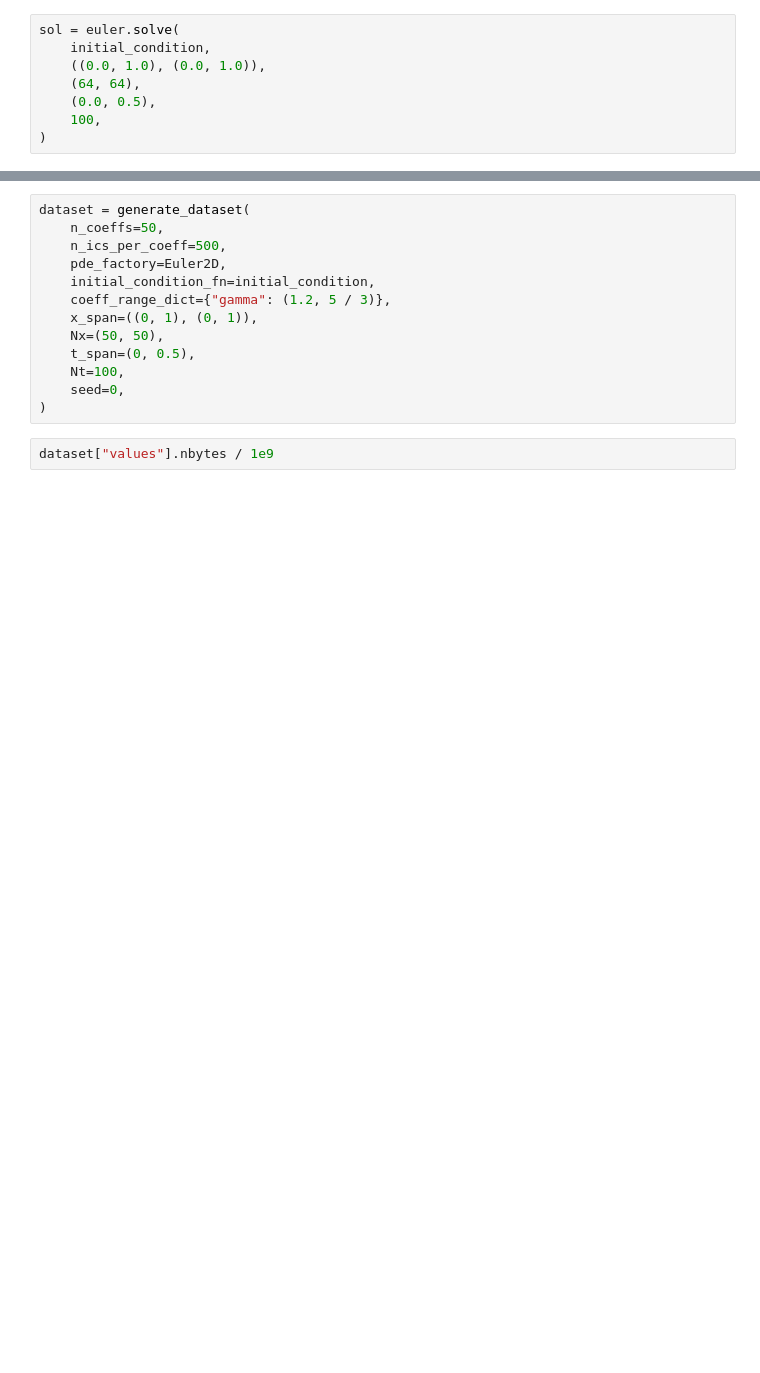
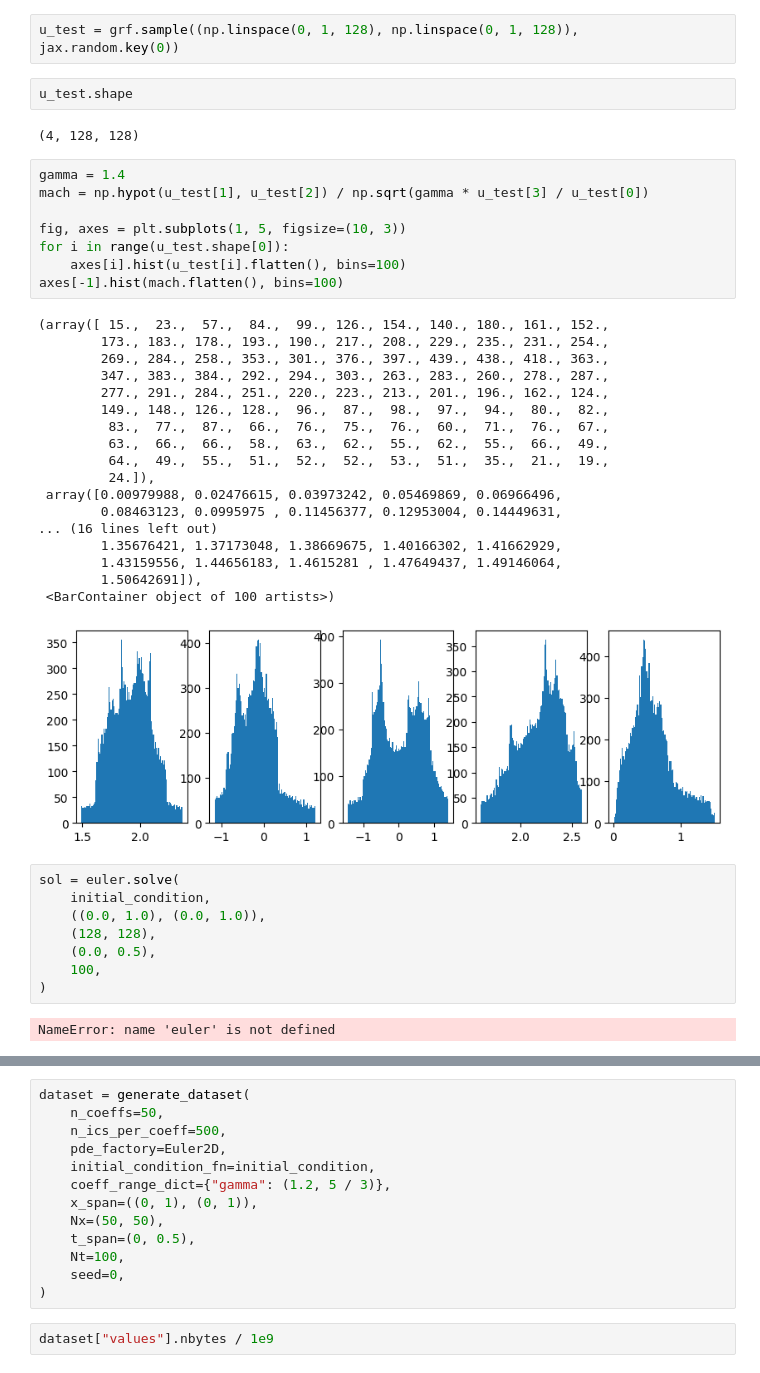
Before and after one commit to Jhko725/CONTEXT_FLUX_NO, a Jupyter notebook: notebooks/data_generation/euler_2D.ipynb, the cells around one changed output, grey strips where cells are left out. Saved outputs shown, nothing was run; the diff lists cells and outputs as text; blank space fills up the shorter version.

```diff
--- a/notebooks/data_generation/euler_2D.ipynb
+++ b/notebooks/data_generation/euler_2D.ipynb
@@ -140,11 +85,46 @@ def initial_condition(xs, key=jax.random.key(0)):
+# %%
+u_test = grf.sample((np.linspace(0, 1, 128), np.linspace(0, 1, 128)), jax.random.key(0))
+# %%
+u_test.shape
+# %% [output]
+(4, 128, 128)
+# %%
+gamma = 1.4
+mach = np.hypot(u_test[1], u_test[2]) / np.sqrt(gamma * u_test[3] / u_test[0])
+
+fig, axes = plt.subplots(1, 5, figsize=(10, 3))
+for i in range(u_test.shape[0]):
+    axes[i].hist(u_test[i].flatten(), bins=100)
+axes[-1].hist(mach.flatten(), bins=100)
+# %% [output]
+(array([ 15.,  23.,  57.,  84.,  99., 126., 154., 140., 180., 161., 152.,
+        173., 183., 178., 193., 190., 217., 208., 229., 235., 231., 254.,
+        269., 284., 258., 353., 301., 376., 397., 439., 438., 418., 363.,
+        347., 383., 384., 292., 294., 303., 263., 283., 260., 278., 287.,
+        277., 291., 284., 251., 220., 223., 213., 201., 196., 162., 124.,
+        149., 148., 126., 128.,  96.,  87.,  98.,  97.,  94.,  80.,  82.,
+         83.,  77.,  87.,  66.,  76.,  75.,  76.,  60.,  71.,  76.,  67.,
+         63.,  66.,  66.,  58.,  63.,  62.,  55.,  62.,  55.,  66.,  49.,
+         64.,  49.,  55.,  51.,  52.,  52.,  53.,  51.,  35.,  21.,  19.,
+         24.]),
+ array([0.00979988, 0.02476615, 0.03973242, 0.05469869, 0.06966496,
+        0.08463123, 0.0995975 , 0.11456377, 0.12953004, 0.14449631,
+... (16 lines left out)
+        1.35676421, 1.37173048, 1.38669675, 1.40166302, 1.41662929,
+        1.43159556, 1.44656183, 1.4615281 , 1.47649437, 1.49146064,
+        1.50642691]),
+ <BarContainer object of 100 artists>)
+[figure, added]
 # %%
 sol = euler.solve(
     initial_condition,
     ((0.0, 1.0), (0.0, 1.0)),
-    (64, 64),
+    (128, 128),
     (0.0, 0.5),
     100,
 )
+# %% [output]
+NameError: name 'euler' is not defined
 # %%
 sol
 # %% [output]
```
Also changed, not shown: parts of 16 cells of this notebook, 20 other files.
